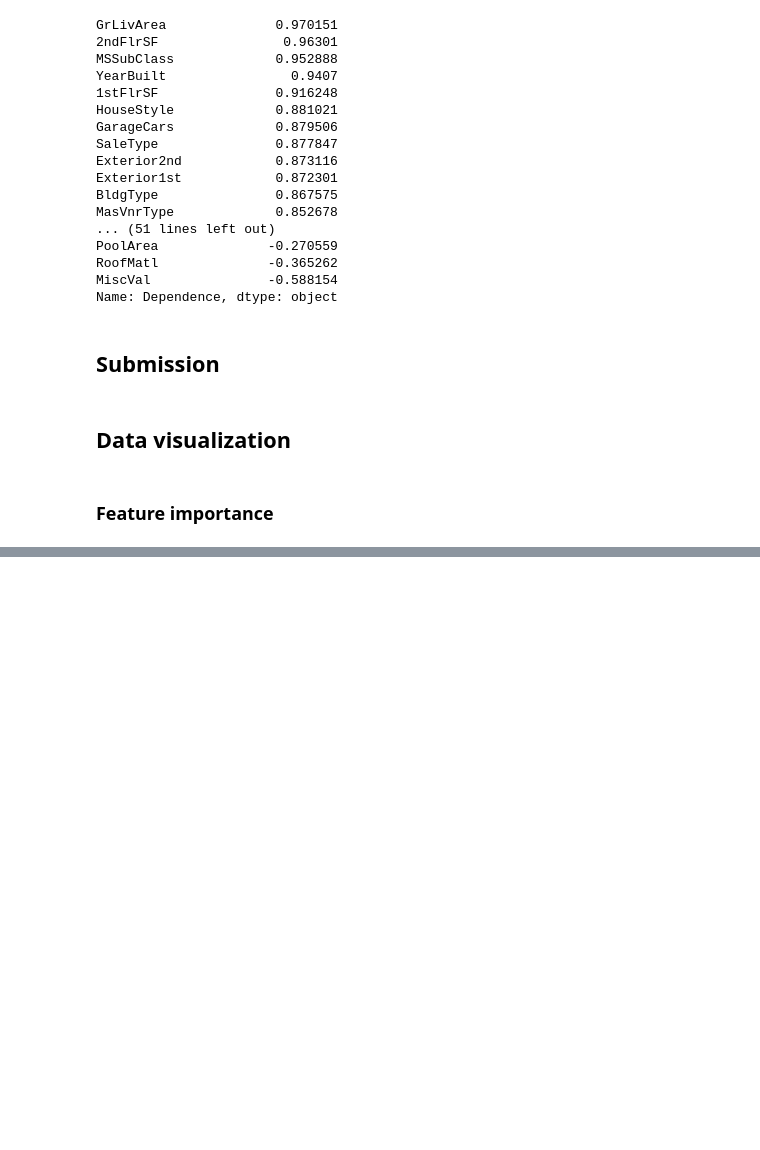
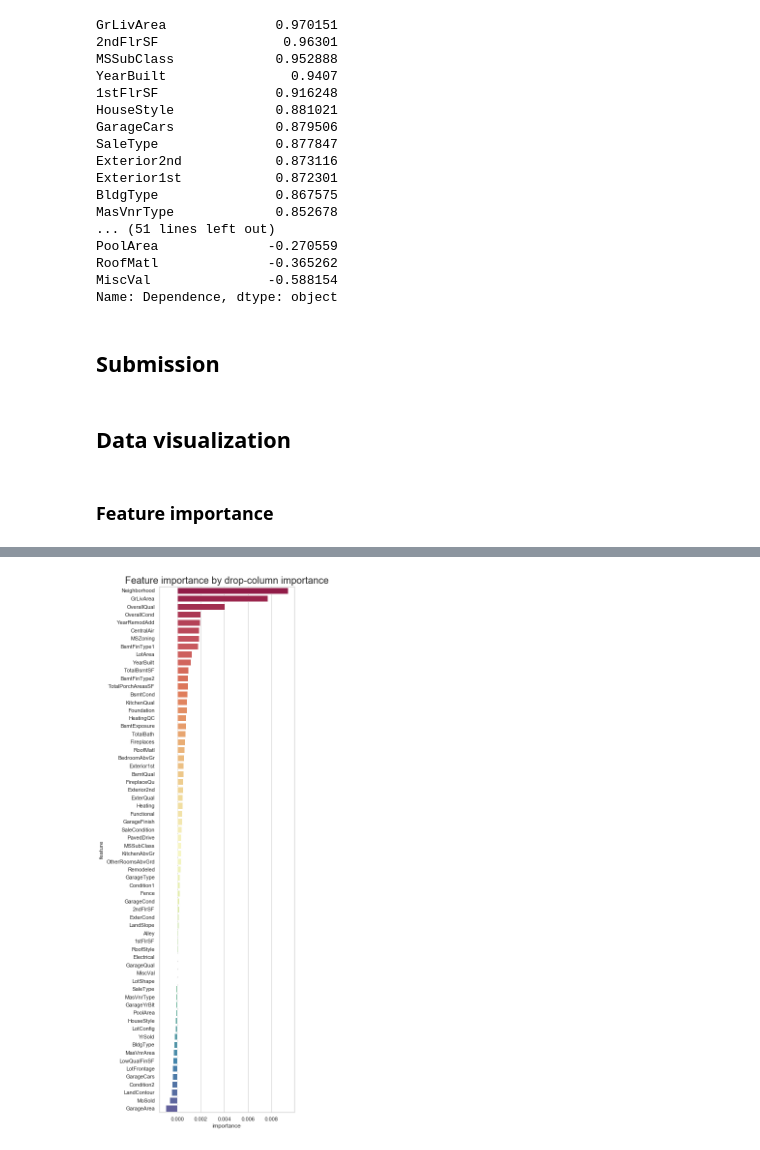
Before and after one commit to yslnam/collaborations, a Jupyter notebook: notebooks/You-Sun_Corr_Random_Forest_Notebook.ipynb, the cells around one changed output, grey strips where cells are left out. Cells and saved outputs as stored; diff of their text form; code cells hidden in the pictures; blank space fills up the shorter version.

```diff
--- a/notebooks/You-Sun_Corr_Random_Forest_Notebook.ipynb
+++ b/notebooks/You-Sun_Corr_Random_Forest_Notebook.ipynb
@@ -758,0 +780,7 @@ submission.to_csv('submission_rf_3.csv', index=False)
+# %%
+drop_col_feat.reset_index()
+plot_imp(drop_col_feat.reset_index().sort_values('Importance', ascending = False), 'Feature importance by drop-column importance')
+sns.set(rc = {'figure.figsize':(10, 20)})
+sns.set_style("whitegrid")
+# %% [output]
+[figure, added]
```
Also changed, not shown: parts of 7 cells of this notebook.
